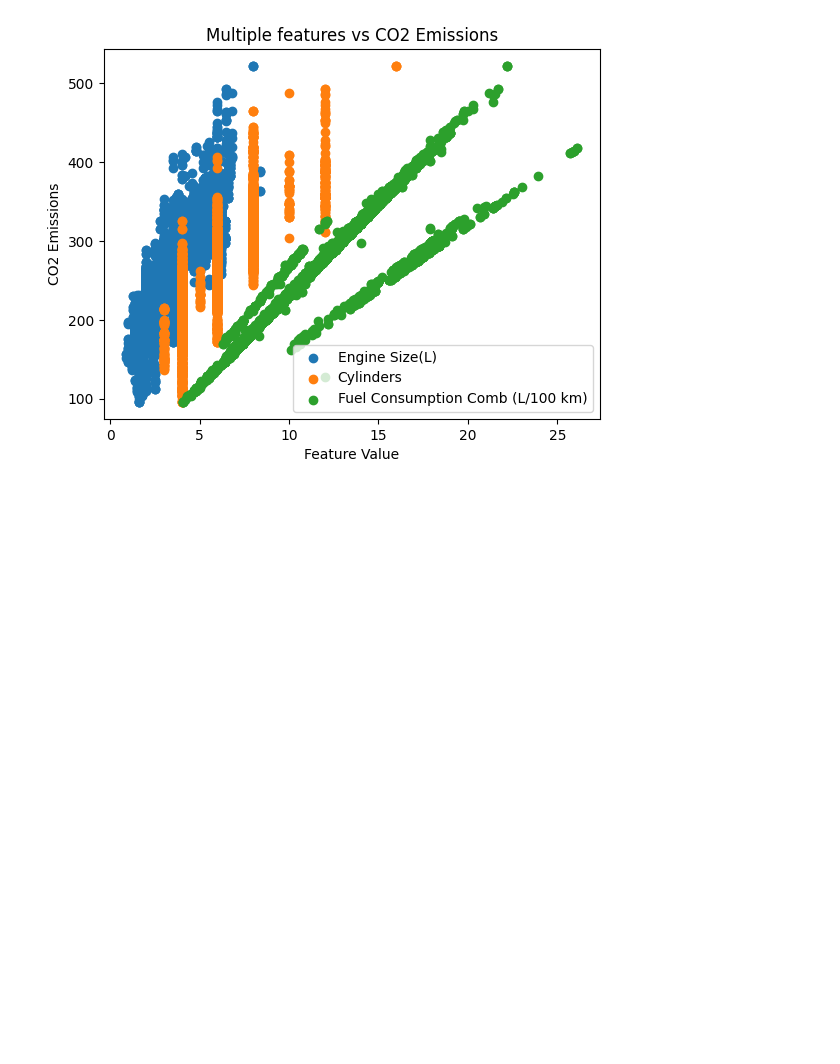
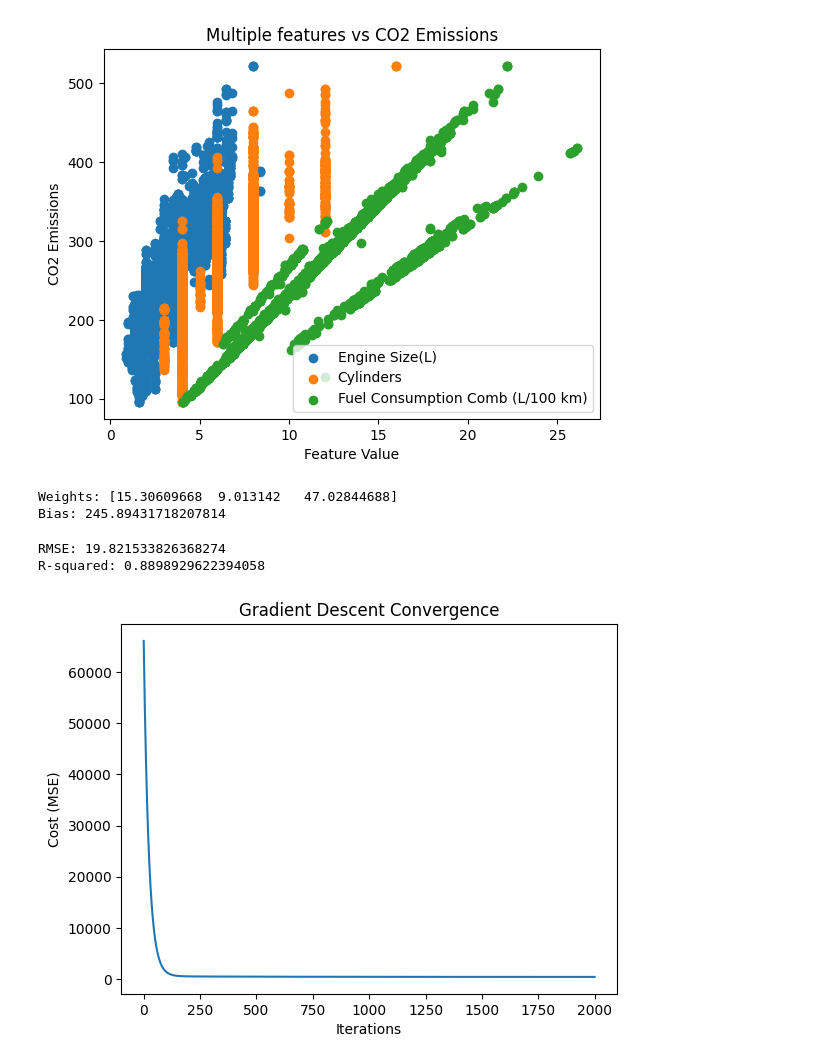
Before and after one commit to anamika22priya/RUGVED-AI-TASKPAHSE, a Jupyter notebook: TASK3/ml_model.ipynb, the cells around one changed output. Cells and saved outputs as stored; diff of their text form; code cells hidden in the pictures; blank space fills up the shorter version.

```diff
--- a/TASK3/ml_model.ipynb
+++ b/TASK3/ml_model.ipynb
@@ -174,0 +188,58 @@ y=df[target].values
+# %%
+#Linear-regression model
+class LinearRegressionGD:
+
+    def __init__(self, learning_rate=0.01, iterations=2000):
+        self.lr = learning_rate
+        self.iterations = iterations
+        self.costs = []
+
+    def fit(self, x, y):
+        #Initialize paramters:
+        self.m, self.n = x.shape
+        self.w = np.zeros(self.n)
+        self.b = 0
+
+        for i in range(self.iterations):
+            y_pred = self.predict(x)
+
+            dw = (2/self.m) * x.T.dot(y_pred - y) #Changing the weight, partial derivative of j wrt w
+            db = (2/self.m) * np.sum(y_pred - y) #partial derivative of J wrt b
+
+            self.w -= self.lr * dw
+            self.b -= self.lr * db
+
+            cost = np.mean((y - y_pred) ** 2)
+            self.costs.append(cost)
+
+    def predict(self, x):
+        return x.dot(self.w) + self.b
+# %%
+model = LinearRegressionGD(learning_rate=0.01, iterations=2000)
+model.fit(X_train, y_train)
+
+print("Weights:", model.w)
+print("Bias:", model.b)
+# %% [output]
+Weights: [15.30609668  9.013142   47.02844688]
+Bias: 245.89431718207814
+# %%
+y_pred = model.predict(X_test)
+rmse = np.sqrt(np.mean((y_test - y_pred) ** 2))
+ss_total = np.sum((y_test - np.mean(y_test)) ** 2)
+ss_res = np.sum((y_test - y_pred) ** 2)
+r2 = 1 - ss_res / ss_total
+
+print("\nRMSE:", rmse)
+print("R-squared:", r2)
+# %% [output]
+RMSE: 19.821533826368274
+R-squared: 0.8898929622394058
+# %%
+plt.plot(model.costs)
+plt.xlabel("Iterations")
+plt.ylabel("Cost (MSE)")
+plt.title("Gradient Descent Convergence")
+plt.show()
+# %% [output]
+[figure, added]
```
Also changed, not shown: parts of 2 cells of this notebook.
